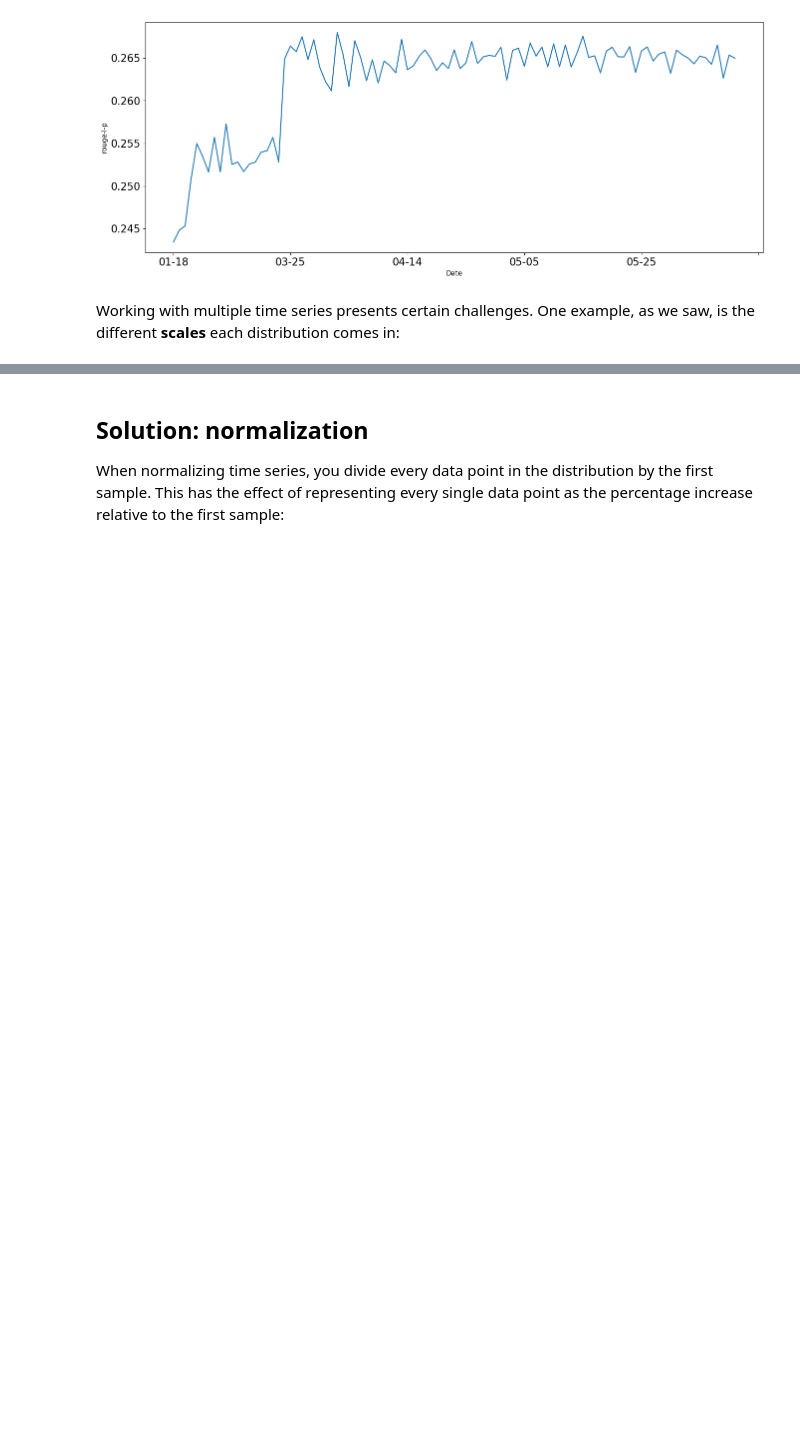
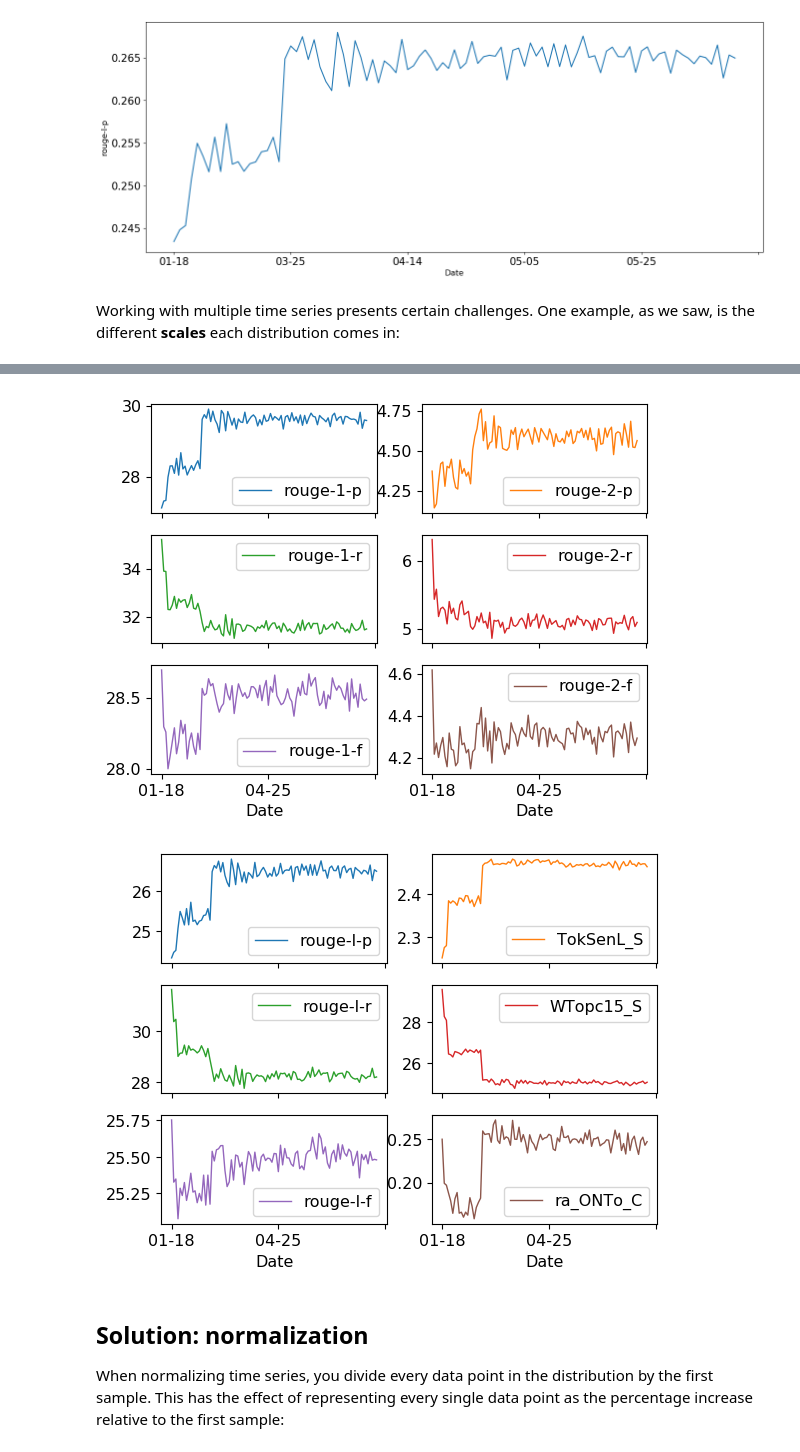
Before and after one commit to THU-KEG/ChatLog, a Jupyter notebook: shells/temporal_analysis.ipynb, the cells around one changed output, grey strips where cells are left out. Drawn from its saved outputs; the diff is of its cells as text; code cells hidden in the pictures; blank space fills up the shorter version.

```diff
--- a/shells/temporal_analysis.ipynb
+++ b/shells/temporal_analysis.ipynb
@@ -116,3 +116,23 @@ plt.savefig("/home/tsq/ChatLog/pics/rouge_WRich_font13_v2.pdf", bbox_inches='tig
+# %%
+# resize the font
+plt.rcParams.update({'font.size': 11.5})
+# v2_cols = ["rouge-2-p", "rouge-1-p", "rouge-2-r","rouge-1-r", "rouge-2-f", "rouge-1-f"]
+v2_cols = ["rouge-1-p", "rouge-2-p", "rouge-1-r","rouge-2-r", "rouge-1-f", "rouge-2-f"]
+
+scale_df = drop_df[v2_cols] * 100
+scale_df.plot(subplots=True, layout=(3, 2), linewidth=1,legend=True,xlabel='Date')
+plt.savefig("/home/tsq/ChatLog/pics/rouge_v2.pdf", bbox_inches='tight')
+# another correlation
+rouge_cols = ['rouge-l-p', 'TokSenL_S', 'rouge-l-r', 'WTopc15_S', 'rouge-l-f', 'ra_ONTo_C']
+# drop_df[wrich_cols].plot(subplots=True, layout=(3, 2), linewidth=1,legend=True)
+scale_df2 = gps[rouge_cols] * 100
+scale_df2['WTopc15_S'] = scale_df2['WTopc15_S'] / 100
+scale_df2['TokSenL_S'] = scale_df2['TokSenL_S'] / 100
+scale_df2.plot(subplots=True, layout=(3, 2), linewidth=1,legend=True,xlabel='Date')
+plt.savefig("/home/tsq/ChatLog/pics/rouge_WRich_font13_v2.pdf", bbox_inches='tight')
+# %% [output]
+[figure, added]
+[figure, added]
 # %% [markdown]
 ## Solution: normalization
 When normalizing time series, you divide every data point in the distribution by the first sample. This has the effect of representing every single data point as the percentage increase relative to the first sample:
```
Also changed, not shown: parts of 3 cells of this notebook, 4 other files.
